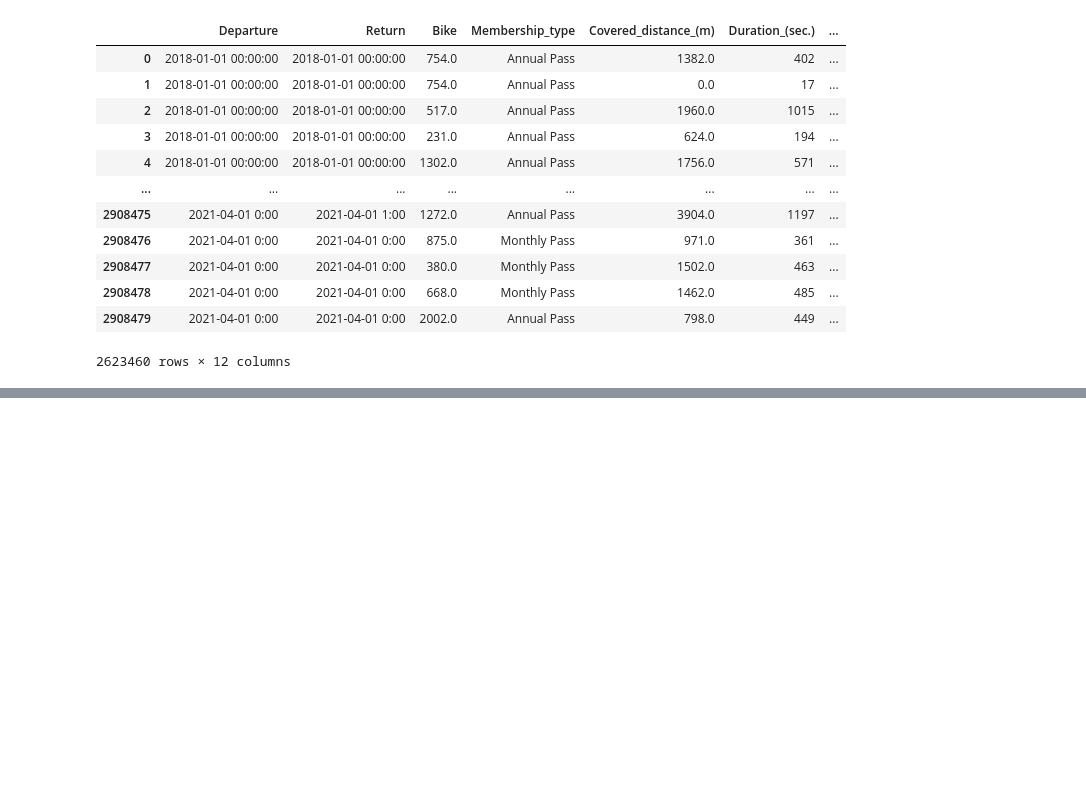
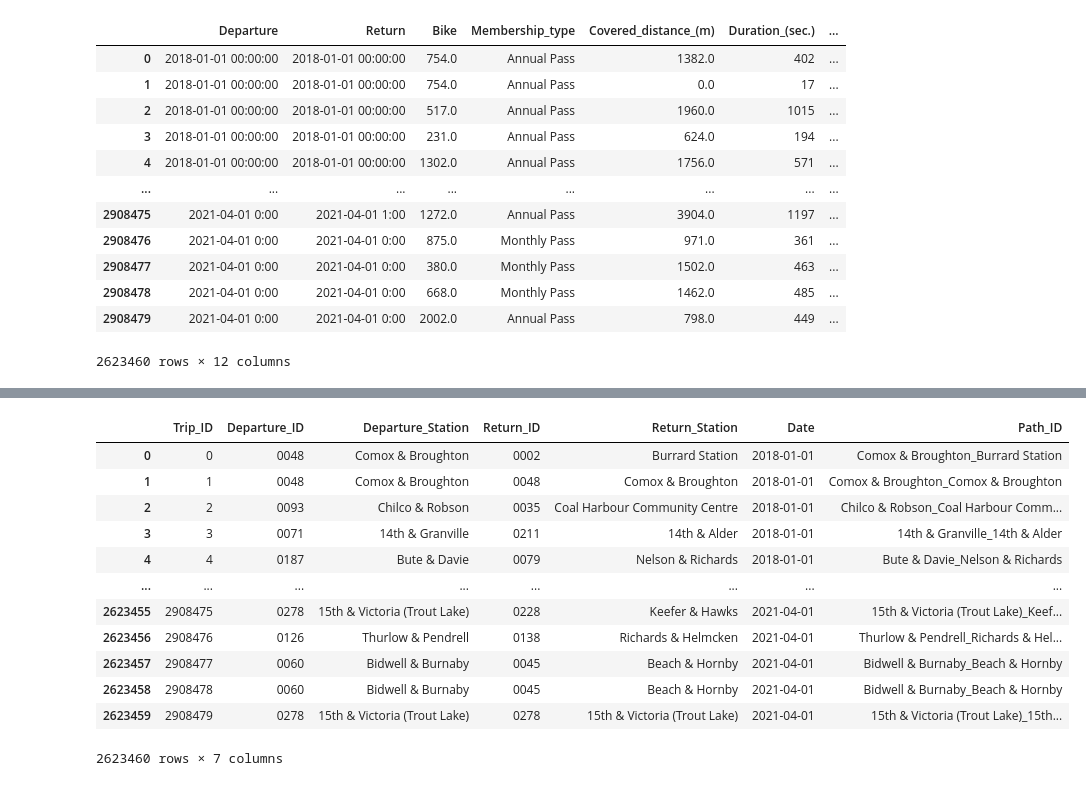
Before and after one commit to JordanFortney/mobiBikeAnalysisCoV, a Jupyter notebook: mobiBikeAnalysis.ipynb, the cells around one changed output, grey strips where cells are left out. Saved outputs shown, nothing was run; the diff lists cells and outputs as text; code cells hidden in the pictures; blank space fills up the shorter version.

```diff
--- a/mobiBikeAnalysis.ipynb
+++ b/mobiBikeAnalysis.ipynb
@@ -309,0 +342,21 @@ mobiDF.to_csv('mobiSystemDataMaster.csv', index = False)
+# %%
+tripsDF = mobiDF[['Departure_ID', 'Departure_Station', 'Return_ID', 'Return_Station', 'Departure']].copy()
+tripsDF.reset_index(level = 0, inplace = True)
+tripsDF.rename(columns = {'index':'Trip_ID', 'Departure':'Date'}, inplace =  True)
+tripsDF['Date'] = pd.to_datetime(tripsDF['Date'])
+tripsDF['Path_ID'] = tripsDF['Departure_Station']+"_"+tripsDF['Return_Station']
+tripsDF
+# %% [output]
+|  | Trip_ID | Departure_ID | Departure_Station | Return_ID | Return_Station | Date | Path_ID |
+| 0 | 0 | 0048 | Comox & Broughton | 0002 | Burrard Station | 2018-01-01 | Comox & Broughton_Burrard Station |
+| 1 | 1 | 0048 | Comox & Broughton | 0048 | Comox & Broughton | 2018-01-01 | Comox & Broughton_Comox & Broughton |
+| 2 | 2 | 0093 | Chilco & Robson | 0035 | Coal Harbour Community Centre | 2018-01-01 | Chilco & Robson_Coal Harbour Comm... |
+| 3 | 3 | 0071 | 14th & Granville | 0211 | 14th & Alder | 2018-01-01 | 14th & Granville_14th & Alder |
+| 4 | 4 | 0187 | Bute & Davie | 0079 | Nelson & Richards | 2018-01-01 | Bute & Davie_Nelson & Richards |
+| ... | ... | ... | ... | ... | ... | ... | ... |
+| 2623455 | 2908475 | 0278 | 15th & Victoria (Trout Lake) | 0228 | Keefer & Hawks | 2021-04-01 | 15th & Victoria (Trout Lake)_Keef... |
+| 2623456 | 2908476 | 0126 | Thurlow & Pendrell | 0138 | Richards & Helmcken | 2021-04-01 | Thurlow & Pendrell_Richards & Hel... |
+| 2623457 | 2908477 | 0060 | Bidwell & Burnaby | 0045 | Beach & Hornby | 2021-04-01 | Bidwell & Burnaby_Beach & Hornby |
+| 2623458 | 2908478 | 0060 | Bidwell & Burnaby | 0045 | Beach & Hornby | 2021-04-01 | Bidwell & Burnaby_Beach & Hornby |
+| 2623459 | 2908479 | 0278 | 15th & Victoria (Trout Lake) | 0278 | 15th & Victoria (Trout Lake) | 2021-04-01 | 15th & Victoria (Trout Lake)_15th... |
+2623460 rows × 7 columns
```
Also changed, not shown: parts of 9 cells of this notebook.
